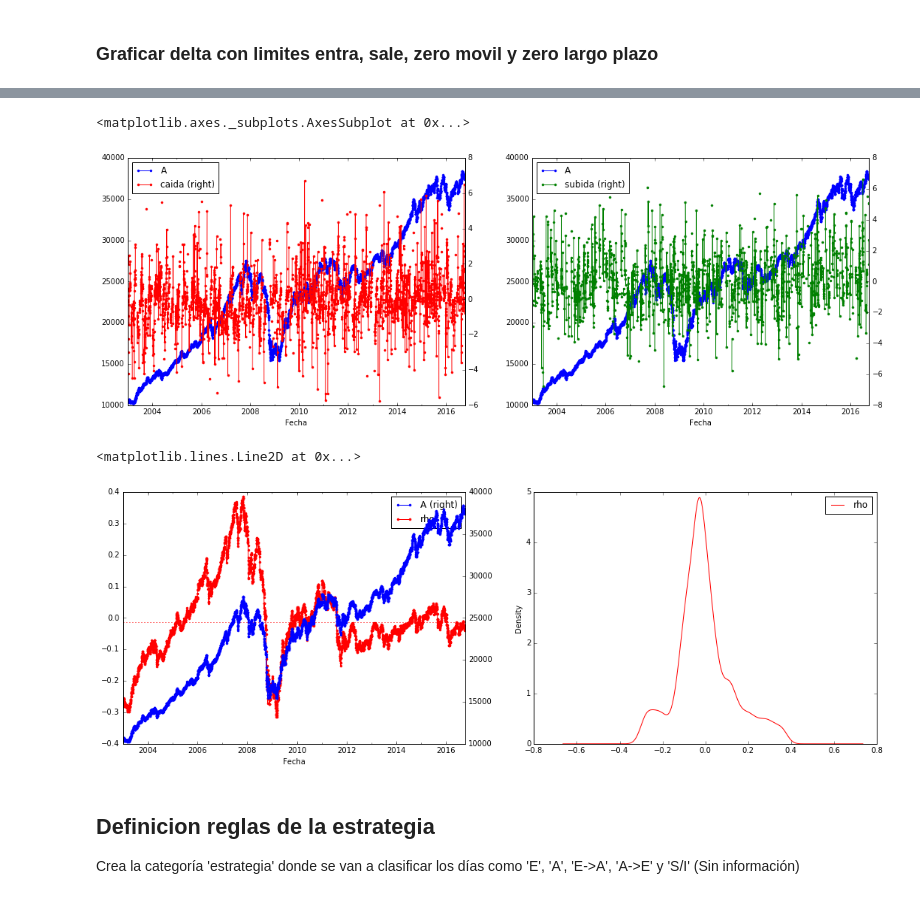
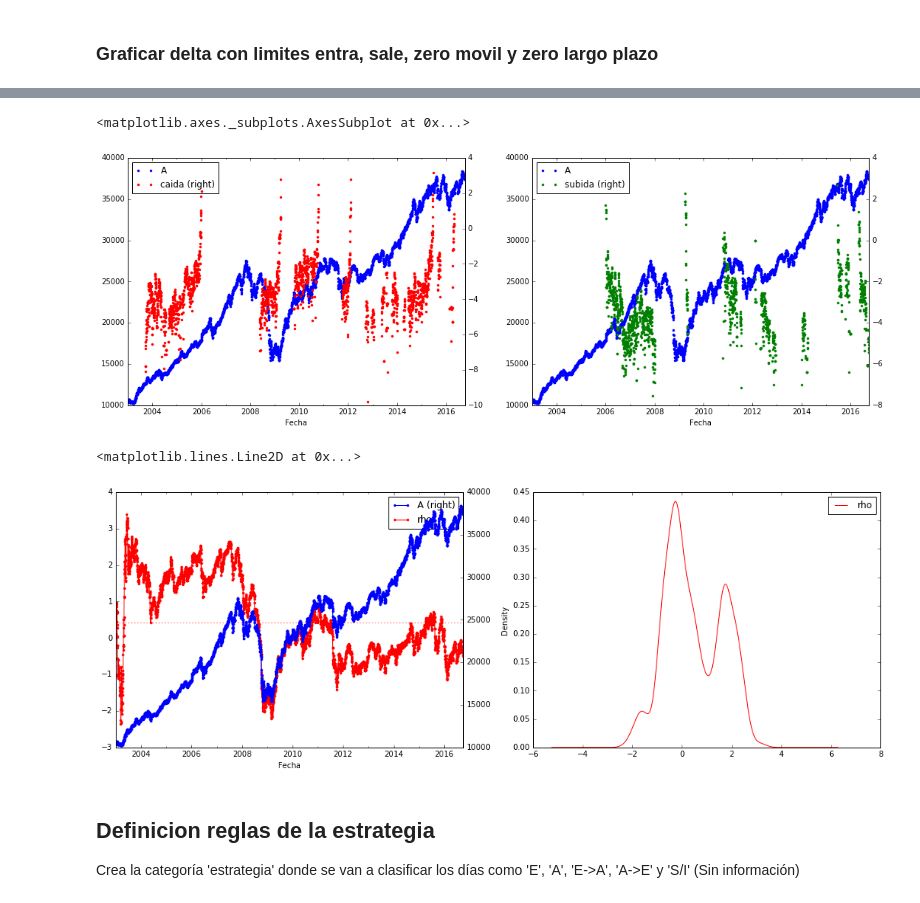
Before and after one commit to collabmarket/algorithms_afp, a Jupyter notebook: A-E_Cuprum.ipynb, the cells around one changed output, grey strips where cells are left out. Drawn from its saved outputs; the diff is of its cells as text; code cells hidden in the pictures.

Commit message:
New rho and rate definitions

```diff
--- a/A-E_Cuprum.ipynb
+++ b/A-E_Cuprum.ipynb
@@ -66,6 +66,8 @@ Zero media CUPRUM: -278.014177435
 # %%
 # Parametros: ['median',365] (elejimos mediana movil 365 dias)
 afp['zero'] = afp.delta.rolling(window=365,center=False).median()
+afp['zerocum'] = afp.delta.expanding().mean()
+afp['zerosigm'] = afp.delta.expanding().std()
 # Supuestos:
 # Zero representa valor relativo fondo A comparable con E
 # fondo E refugio A es como una pseudo Inverse exchange-traded cuando hay alta volatilidad
@@ -77,6 +79,6 @@ afp['zero'] = afp.delta.rolling(window=365,center=False).median()
 # Otro indice valore relativo entre A y E
 # No se usa en los calculos solo informativo
 # rho = (A-E)/E
-afp['rho'] = afp.delta / afp.E
+afp['rho'] = (afp.delta - afp.zerocum)/ afp.zerosigm
 print "Rho media %s: %s"%(afp_name, afp.rho.mean())
 # %% [output]
@@ -199,7 +202,7 @@ ax.set_frame_on(False)  # no visible frame
 # %%
 # Segnal concavidad delta corto plazo
 # Parametros segunda derivada delta de corto plazo (concavidad)
-afp['rate'] = afp.delta.pct_change(30).pct_change(15)
+afp['rate'] = afp.zero.pct_change(7)
 # Calcula log(positivo)
 afp['subida'] = afp.rate.apply(pd.np.log)
 # Calcula log(-negativo)
@@ -207,12 +210,12 @@ afp['caida'] = afp.rate.multiply(-1.).apply(pd.np.log)
 # %%
 # Criterio concavidad delta de corto plazo
 init = str(2003)
 fig, ax = plt.subplots(ncols=2, figsize=(18,6))
-afp.loc[init:, ['A','caida']].plot(secondary_y=['caida'], ax=ax[0], color='br', style='.-')
-afp.loc[init:, ['A','subida']].plot(secondary_y=['subida'], ax=ax[1], color='bg', style='.-')
+afp.loc[init:, ['A','caida']].plot(secondary_y=['caida'], ax=ax[0], color='br', style='.')
+afp.loc[init:, ['A','subida']].plot(secondary_y=['subida'], ax=ax[1], color='bg', style='.')
 # %% [output]
 <matplotlib.axes._subplots.AxesSubplot at 0x...>
-[figure, old version]
+[figure, new version]
 # %%
 # Indicador de valor relativo entre A y E, con rho = (A-E)/E
 init = str(2003)
@@ -222,7 +225,7 @@ afp.loc[init:, ['rho']].plot(kind='kde', ax=ax[1], color='r')
 ax[0].axhline(y=afp.rho.mean(), color='r', linestyle=':')
 # %% [output]
 <matplotlib.lines.Line2D at 0x...>
-[figure, old version]
+[figure, new version]
 # %% [markdown]
 ## Definicion reglas de la estrategia
 Crea la categoría 'estrategia' donde se van a clasificar los días como 'E', 'A', 'E->A', 'A->E' y 'S/I' (Sin información)
```
Also changed, not shown: parts of 10 cells of this notebook, 3 other files.
